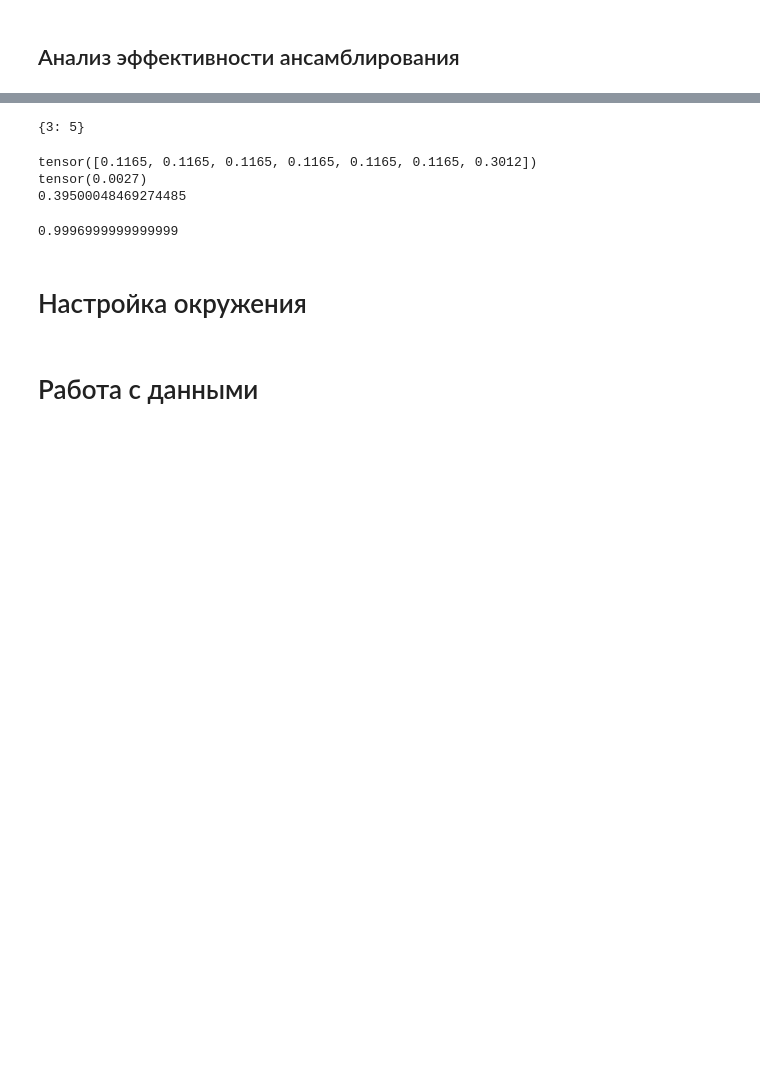
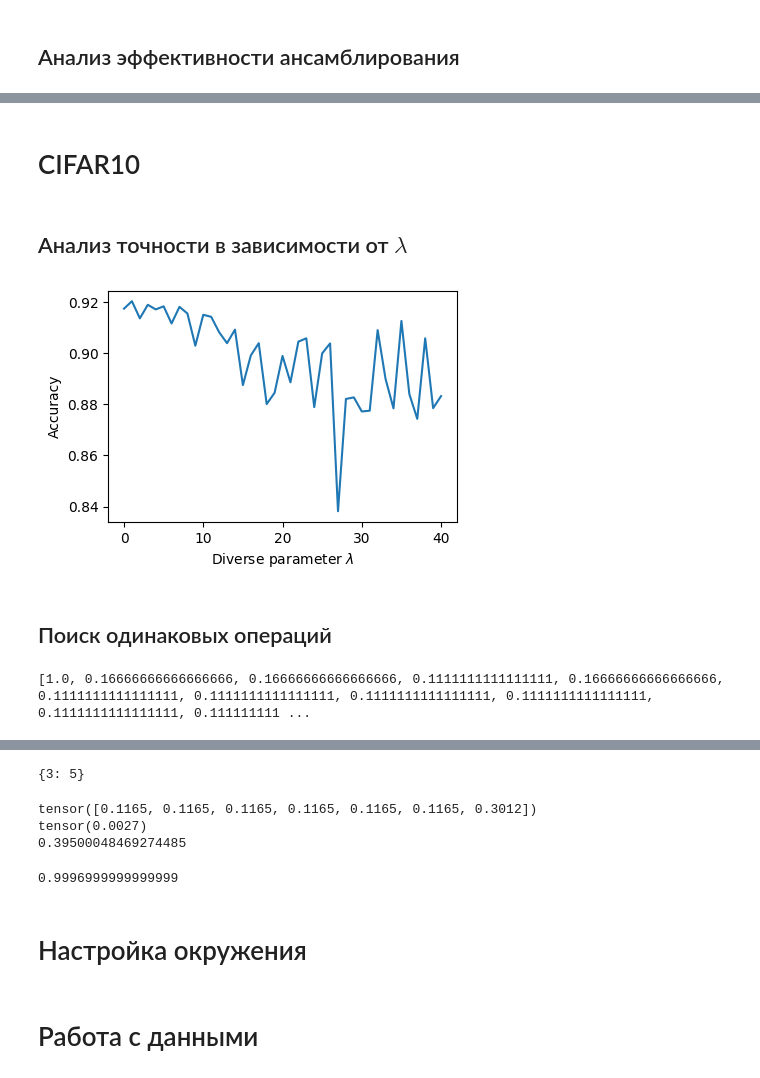
Before and after one commit to intsystems/2023-Project-120, a Jupyter notebook: code/tests.ipynb, the cells around one changed output, grey strips where cells are left out. Saved outputs shown, nothing was run; the diff lists cells and outputs as text; code cells hidden in the pictures; blank space fills up the shorter version.

```diff
--- a/code/tests.ipynb
+++ b/code/tests.ipynb
@@ -135,0 +145,2 @@ print(len(checkpoint_optimum))
+# %% [markdown]
+# CIFAR10
@@ -135,0 +150,18 @@ print(len(checkpoint_optimum))
+# %% [markdown]
+## Анализ точности в зависимости от $\lambda$
+# %%
+accuracies = np.array([0.9174000198364258, 0.9203000194549561, 0.9136000228881835, 0.9189000211715698, 0.9171000211715699, 0.9183000194549561, 0.9116000217437744, 0.9181000202178955, 0.915500022315979, 0.9029000200271606, 0.9150000183105469, 0.9142000221252441, 0.9082000207901001, 0.9039000183105469, 0.9092000204086303, 0.887500018119812, 0.8991000202178955, 0.9039000183105469, 0.8801000211715698, 0.8845000221252441, 0.8989000186920166, 0.8886000167846679, 0.9045000217437744, 0.9058000219345093, 0.8789000183105469, 0.8999000217437744, 0.903800020980835, 0.838200020980835, 0.8821000225067138, 0.8827000167846679, 0.8772000196456909, 0.8775000213623046, 0.9090000185012818, 0.8899000192642212, 0.8784000202178955, 0.9126000188827514, 0.8840000200271606, 0.8743000169754028, 0.9058000175476074, 0.8785000190734863, 0.8832000207901001])
+# 1: 0.9221000200271606, 0.892900018119812, 0.8854000202178955, 0.8995000173568726, 0.8966000192642212, 0.9086000188827514, 0.9143000192642212, 0.8951000211715698, 0.9181000192642212, 10: 0.905900019454956, 0.8812000221252442, 0.9007000164031982, 0.8788000198364257, 0.9079000204086304, 15: 0.9009000160217285
+# [0: 0.9210000213623046, 19: 0.9054000162124634, 0.8852000213623047, 0.8781000207901001, 0.8890000204086304, 0.8877000219345093, 0.8852000226974487, 0.8854000192642212, 0.9042000213623047, 0.8887000198364258, 28: 0.8822000188827515]
+# 87.86 - 28
+# [0.908000019454956, 0.8742000196456909, 0.8850000179290771, 0.8236000217437744, 0.8854000204086304, 0.8896000175476074, 0.864100023651123, 0.8774000205993653, 0.8954000205993652, 0.8647000160217285, 0.8545000200271606, 0.8867000240325927]
+lambdas = range(len(accuracies))
+plt.figure(figsize=(4.5, 3))
+plt.plot(lambdas, accuracies)
+plt.ylabel("Accuracy")
+plt.xlabel("Diverse parameter $\lambda$")
+plt.savefig("../figures/Fig2.jpg")
+# %% [output]
+[figure, added]
+# %% [markdown]
+## Поиск одинаковых операций
@@ -135,0 +174,14 @@ print(len(checkpoint_optimum))
+# %%
+all_intersections = []
+for arc in arcs:
+    intersections = []
+    for other_arc in arcs:
+        same = 0
+        for k in arc.keys():
+            if arc[k] == other_arc[k]:
+                same += 1
+        intersections.append(same / 18)
+    all_intersections.append(intersections)
+print(all_intersections[0])
+# %% [output]
+[1.0, 0.16666666666666666, 0.16666666666666666, 0.1111111111111111, 0.16666666666666666, 0.1111111111111111, 0.1111111111111111, 0.1111111111111111, 0.1111111111111111, 0.1111111111111111, 0.111111111 ...
```
Also changed, not shown: parts of 12 cells of this notebook, 12 other files.
